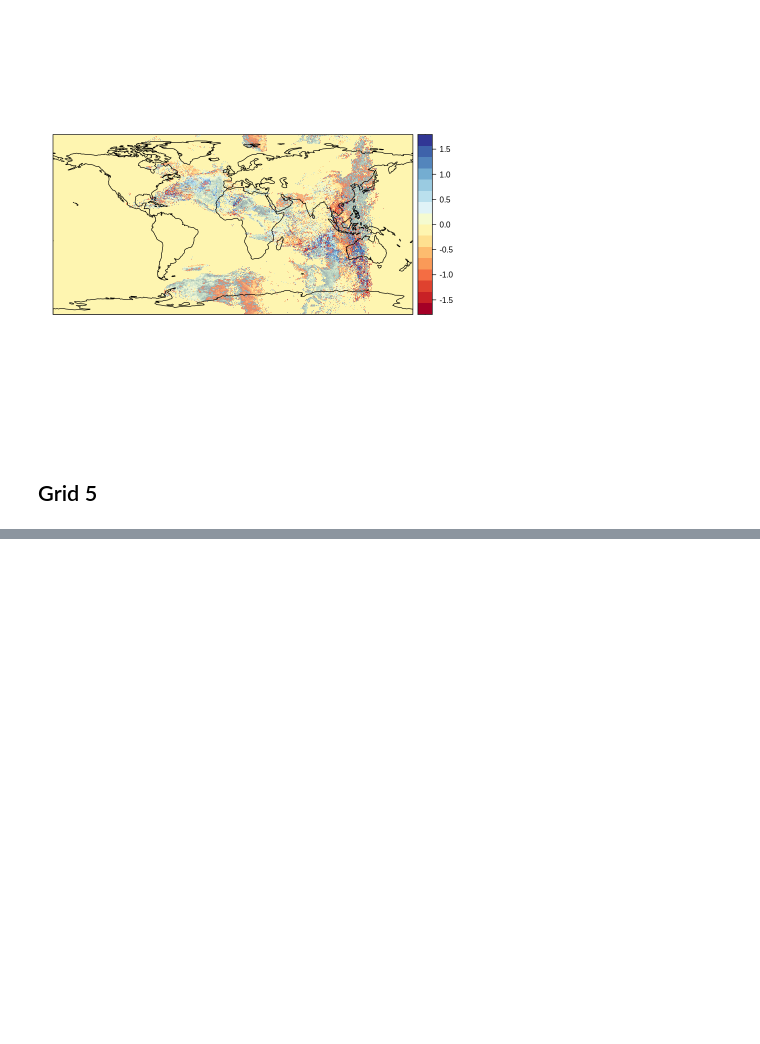
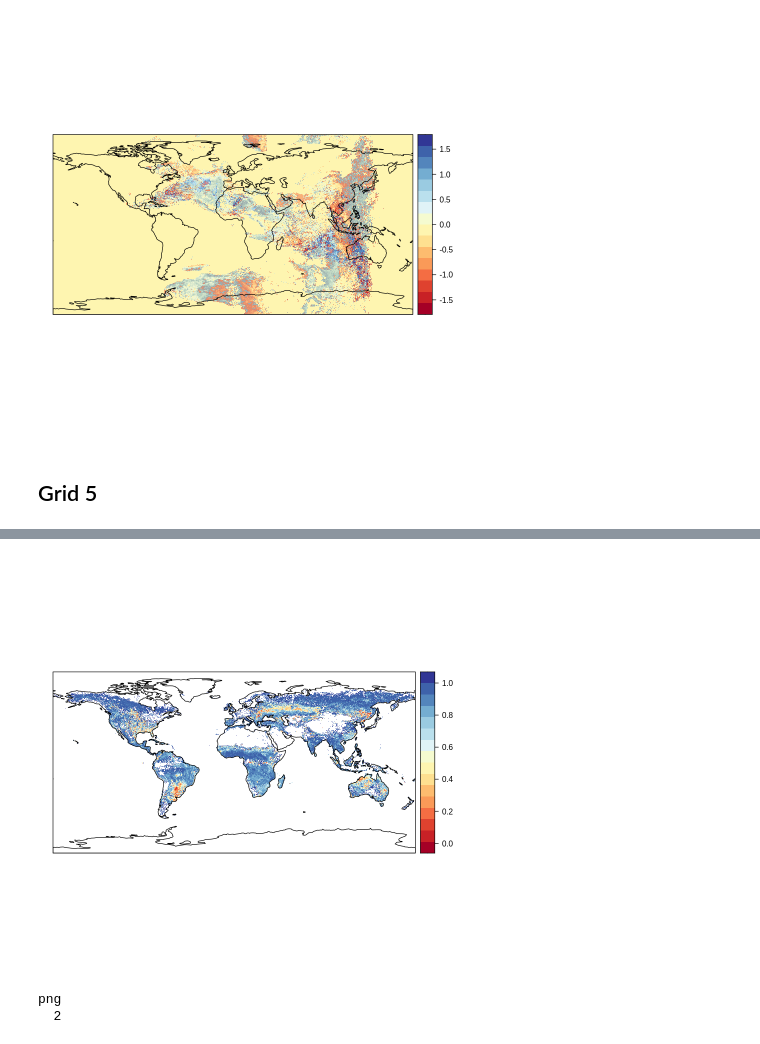
Before and after one commit to delatorre96/Development-of-a-multi-resolution-fire-season-database-on-a-global-scale, a Jupyter notebook: 2.Fire_Seasson/Seasonal_phase.ipynb, the cells around one changed output, grey strips where cells are left out. Cells and saved outputs as stored; diff of their text form; code cells hidden in the pictures; blank space fills up the shorter version.

```diff
--- a/2.Fire_Seasson/Seasonal_phase.ipynb
+++ b/2.Fire_Seasson/Seasonal_phase.ipynb
@@ -96,0 +118,15 @@ spatialPlot(SeassonalTiming_viz, backdrop.theme = 'coastline')
+# %%
+SeassonalConcentrationViz <- quantity2clim(quantity = df_grid$'C', what = 'Phase', ref.grid = grid_ref, backperm = NULL)
+
+fig_SeassonalConcentrationViz <- spatialPlot(SeassonalConcentrationViz, backdrop.theme = 'coastline')
+fig_SeassonalConcentrationViz
+# %% [output]
+[figure, added]
+# %%
+plotname <- "concentracion_ejemplo.pdf"
+pdf(plotname)
+fig_SeassonalConcentrationViz
+dev.off()
+# %% [output]
+png
+  2
```
Also changed, not shown: parts of 6 cells of this notebook, 16 other files.
